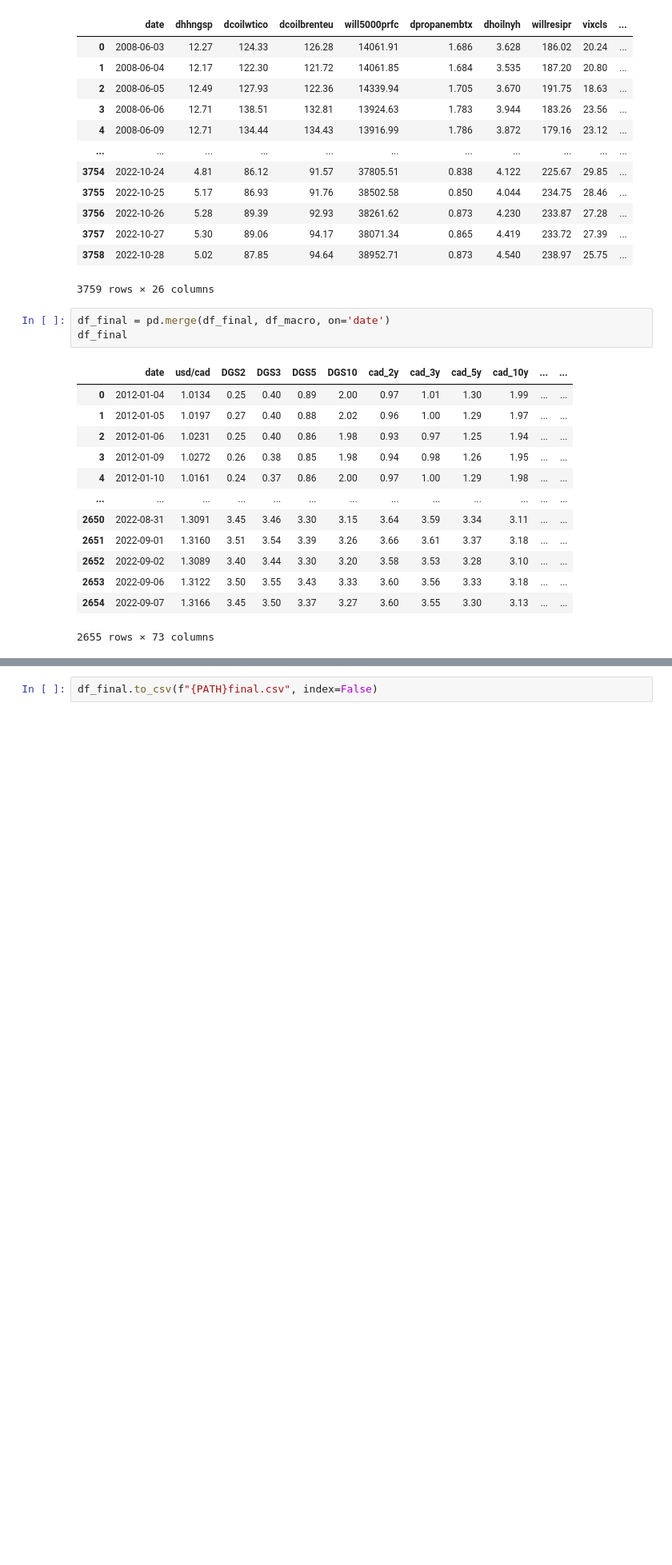
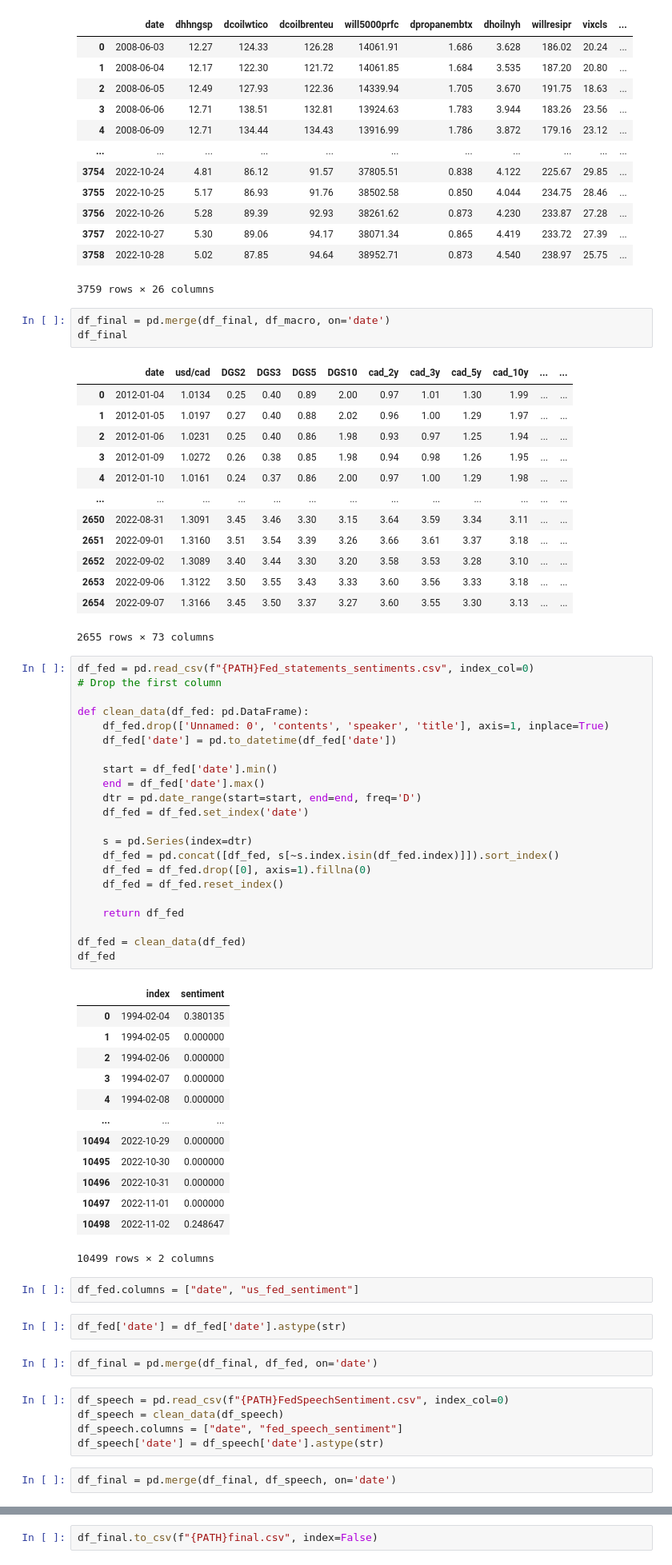
Before and after one commit to felixpoirier1/PolyFinances, a Jupyter notebook: compile_data.ipynb, the cells around one changed output, grey strips where cells are left out. Shown at 80% size. Drawn from its saved outputs; the diff is of its cells as text; blank space fills up the shorter version.

Commit message:
[ADD] | more data sentiment

```diff
--- a/compile_data.ipynb
+++ b/compile_data.ipynb
@@ -369,6 +369,55 @@ df_final
 | 2653 | 2022-09-06 | 1.3122 | 3.50 | 3.55 | 3.43 | 3.33 | 3.60 | 3.56 | 3.33 | 3.18 | ... | ... |
 | 2654 | 2022-09-07 | 1.3166 | 3.45 | 3.50 | 3.37 | 3.27 | 3.60 | 3.55 | 3.30 | 3.13 | ... | ... |
 2655 rows × 73 columns
+# %%
+df_fed = pd.read_csv(f"{PATH}Fed_statements_sentiments.csv", index_col=0)
+# Drop the first column
+
+def clean_data(df_fed: pd.DataFrame):
+    df_fed.drop(['Unnamed: 0', 'contents', 'speaker', 'title'], axis=1, inplace=True)
+    df_fed['date'] = pd.to_datetime(df_fed['date'])
+
+    start = df_fed['date'].min()
+    end = df_fed['date'].max()
+    dtr = pd.date_range(start=start, end=end, freq='D')
+    df_fed = df_fed.set_index('date')
+
+    s = pd.Series(index=dtr)
+    df_fed = pd.concat([df_fed, s[~s.index.isin(df_fed.index)]]).sort_index()
+    df_fed = df_fed.drop([0], axis=1).fillna(0)
+    df_fed = df_fed.reset_index()
+
+    return df_fed
+
+df_fed = clean_data(df_fed)
+df_fed
+# %% [output]
+|  | index | sentiment |
+| 0 | 1994-02-04 | 0.380135 |
+| 1 | 1994-02-05 | 0.000000 |
+| 2 | 1994-02-06 | 0.000000 |
+| 3 | 1994-02-07 | 0.000000 |
+| 4 | 1994-02-08 | 0.000000 |
+| ... | ... | ... |
+| 10494 | 2022-10-29 | 0.000000 |
+| 10495 | 2022-10-30 | 0.000000 |
+| 10496 | 2022-10-31 | 0.000000 |
+| 10497 | 2022-11-01 | 0.000000 |
+| 10498 | 2022-11-02 | 0.248647 |
+10499 rows × 2 columns
+# %%
+df_fed.columns = ["date", "us_fed_sentiment"]
+# %%
+df_fed['date'] = df_fed['date'].astype(str)
+# %%
+df_final = pd.merge(df_final, df_fed, on='date')
+# %%
+df_speech = pd.read_csv(f"{PATH}FedSpeechSentiment.csv", index_col=0)
+df_speech = clean_data(df_speech)
+df_speech.columns = ["date", "fed_speech_sentiment"]
+df_speech['date'] = df_speech['date'].astype(str)
+# %%
+df_final = pd.merge(df_final, df_speech, on='date')
 # %%
 def create_lag_predictors(df: pd.DataFrame, n_lags: int, col_to_lag: str) -> pd.DataFrame:
     for i in range(1, n_lags + 1):
```
Also changed, not shown: parts of 3 cells of this notebook, 1 other file.
